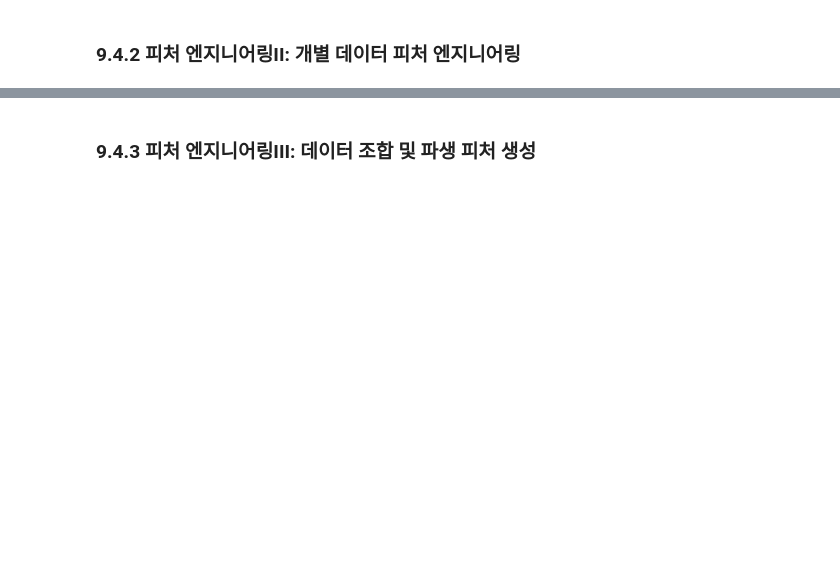
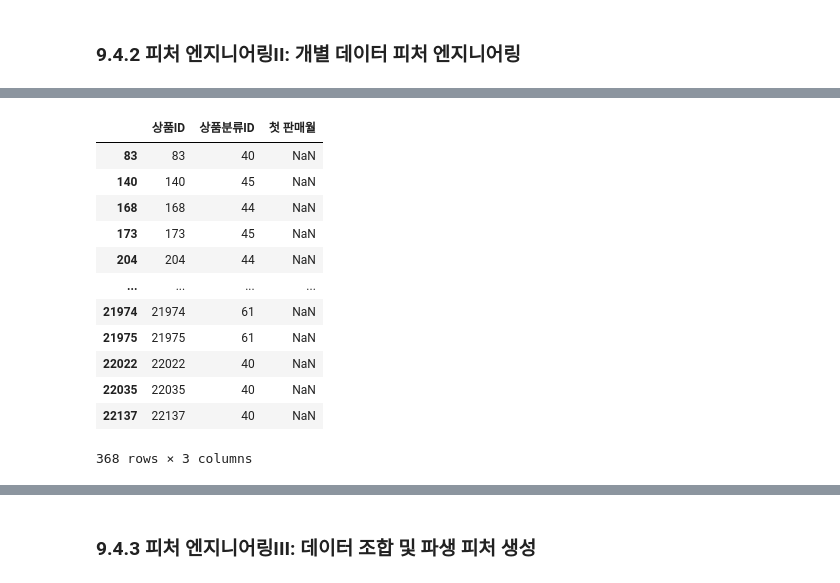
Before and after one commit to sajacaros/ai-competitions, a Jupyter notebook: playground/09_판매량예측/03_성능개선.ipynb, the cells around one changed output, grey strips where cells are left out. Drawn from its saved outputs; the diff is of its cells as text; code cells hidden in the pictures; blank space fills up the shorter version.

```diff
--- a/playground/09_판매량예측/03_성능개선.ipynb
+++ b/playground/09_판매량예측/03_성능개선.ipynb
@@ -23,2 +78,9 @@ submission = pd.read_csv(data_path + 'sample_submission.csv')
 # %% [markdown]
 ### 9.4.2 피처 엔지니어링II: 개별 데이터 피처 엔지니어링
+# %%
+# sales_train 이상치 제거 및 전처리
+sales_train = sales_train[sales_train['판매가'] > 0]
+sales_train = sales_train[sales_train['판매가'] < 50000]
+
+sales_train = sales_train[sales_train['판매량'] > 0]
+sales_train = sales_train[sales_train['판매량'] < 1000]
@@ -24,0 +126,6 @@ submission = pd.read_csv(data_path + 'sample_submission.csv')
+# %%
+items = items.drop(columns='상품명')
+# %%
+# items 파생 피처 생성
+items['첫 판매월'] = sales_train.groupby('상품ID').agg({'월ID':'min'})['월ID']
+items.head()
@@ -24,0 +139,16 @@ submission = pd.read_csv(data_path + 'sample_submission.csv')
+# %%
+items[items['첫 판매월'].isna()]
+# %% [output]
+|  | 상품ID | 상품분류ID | 첫 판매월 |
+| 83 | 83 | 40 | NaN |
+| 140 | 140 | 45 | NaN |
+| 168 | 168 | 44 | NaN |
+| 173 | 173 | 45 | NaN |
+| 204 | 204 | 44 | NaN |
+| ... | ... | ... | ... |
+| 21974 | 21974 | 61 | NaN |
+| 21975 | 21975 | 61 | NaN |
+| 22022 | 22022 | 40 | NaN |
+| 22035 | 22035 | 40 | NaN |
+| 22137 | 22137 | 40 | NaN |
+368 rows × 3 columns
```
Also changed, not shown: parts of 48 cells of this notebook, 2 other files.
